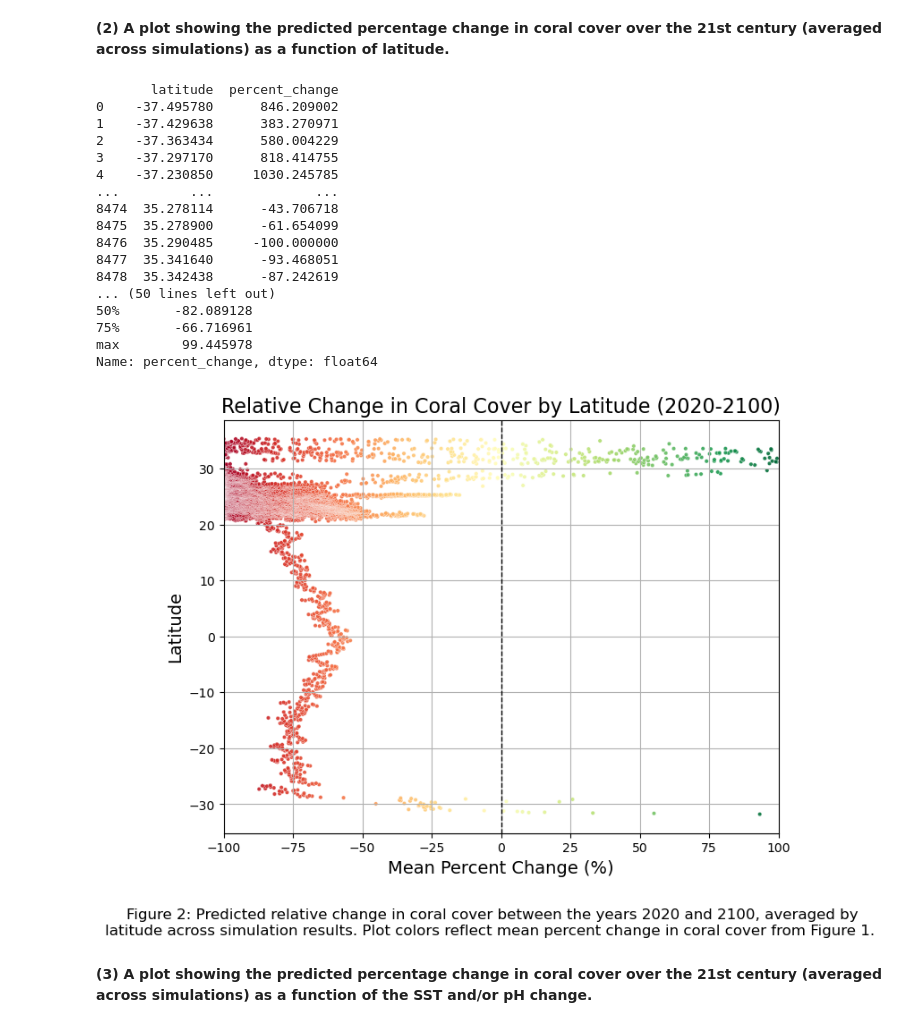
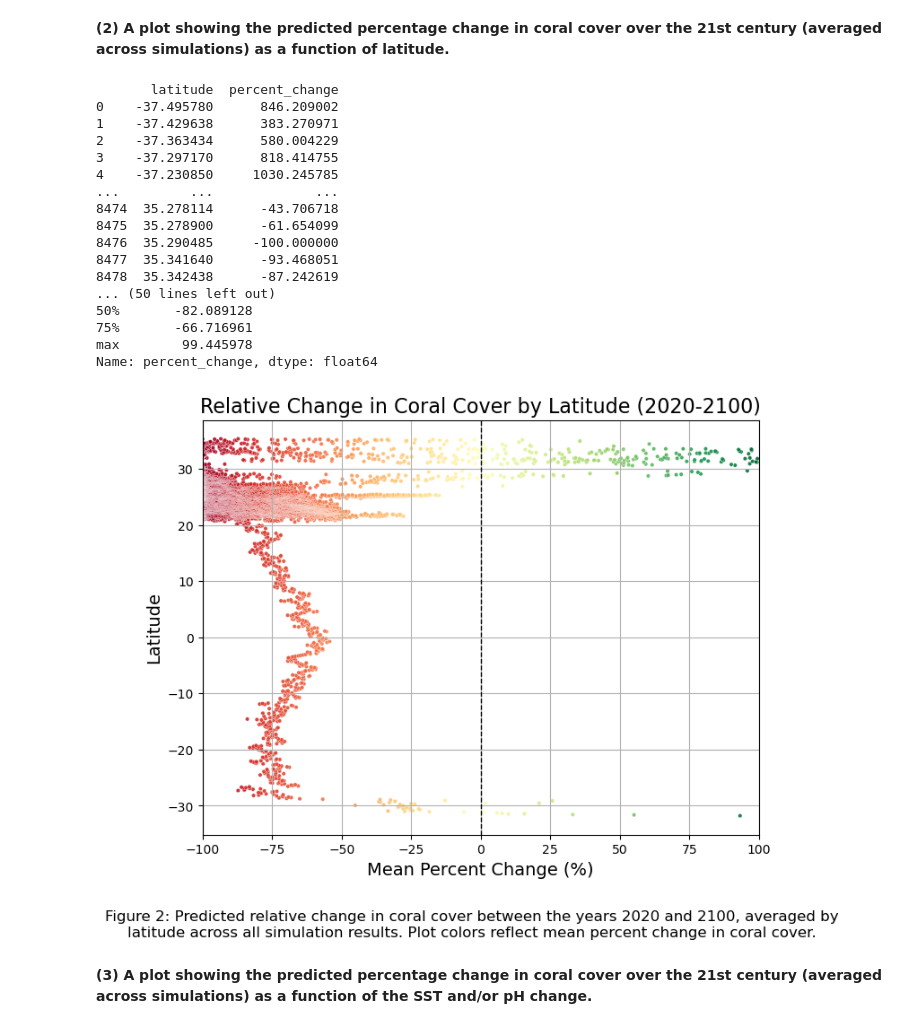
Before and after one commit to maluhiakinimaka/mbio691l-kinimaka, a Jupyter notebook: mbio691l_project_kinimaka.ipynb, the cells around one changed output. Saved outputs shown, nothing was run; the diff lists cells and outputs as text; code cells hidden in the pictures.

Commit message:
Final changes to all figures and comments

```diff
--- a/mbio691l_project_kinimaka.ipynb
+++ b/mbio691l_project_kinimaka.ipynb
@@ -203,7 +202,7 @@ sns.scatterplot(data=filt_mean_pc_lat, x='percent_change', y='latitude',
                 s=10,                 # size
                 alpha=0.9,            # opacity
                 legend=False          # remove redundant legend
-                )
+            )
 
 # add a line at x = 0 to empasize coral decay or growth
 plt.axvline(x=0, color='black', linestyle='--', linewidth=1)
@@ -212,38 +211,38 @@ plt.axvline(x=0, color='black', linestyle='--', linewidth=1)
 plt.title('Relative Change in Coral Cover by Latitude (2020-2100)', fontsize=16)
 plt.ylabel('Latitude', fontsize=14)
 plt.xlabel('Mean Percent Change (%)', fontsize=14)
-plt.xlim(-100, 100)
+plt.xlim(-100, 100) # set bounds of x-axis
 plt.grid(True)
 
 # add caption
 plt.figtext(0.5, -0.03, 'Figure 2: Predicted relative change in coral cover between the years 2020 and 2100, averaged by\n'
-                        'latitude across simulation results. Plot colors reflect mean percent change in coral cover from Figure 1.',
-                ha='center', va='top', fontsize=12)
+                        'latitude across all simulation results. Plot colors reflect mean percent change in coral cover.',
+                        ha='center', va='top', fontsize=12)
 
 # export as vector file
 plt.savefig('percent_change_CC_lat.svg', format='svg', bbox_inches='tight')
 
 # plot
 plt.show()
 # %% [output]
        latitude  percent_change
 0    -37.495780      846.209002
 1    -37.429638      383.270971
 2    -37.363434      580.004229
 3    -37.297170      818.414755
 4    -37.230850     1030.245785
 ...         ...             ...
 8474  35.278114      -43.706718
 8475  35.278900      -61.654099
 8476  35.290485     -100.000000
 8477  35.341640      -93.468051
 8478  35.342438      -87.242619
 ... (50 lines left out)
 50%       -82.089128
 75%       -66.716961
 max        99.445978
 Name: percent_change, dtype: float64
-[figure, old version]
+[figure, new version]
 # %% [markdown]
 **(3) A plot showing the predicted percentage change in coral cover over the 21st century (averaged across simulations) as a function of the SST and/or pH change.**
 # %%
```
Also changed, not shown: parts of 3 cells of this notebook, 3 other files.
